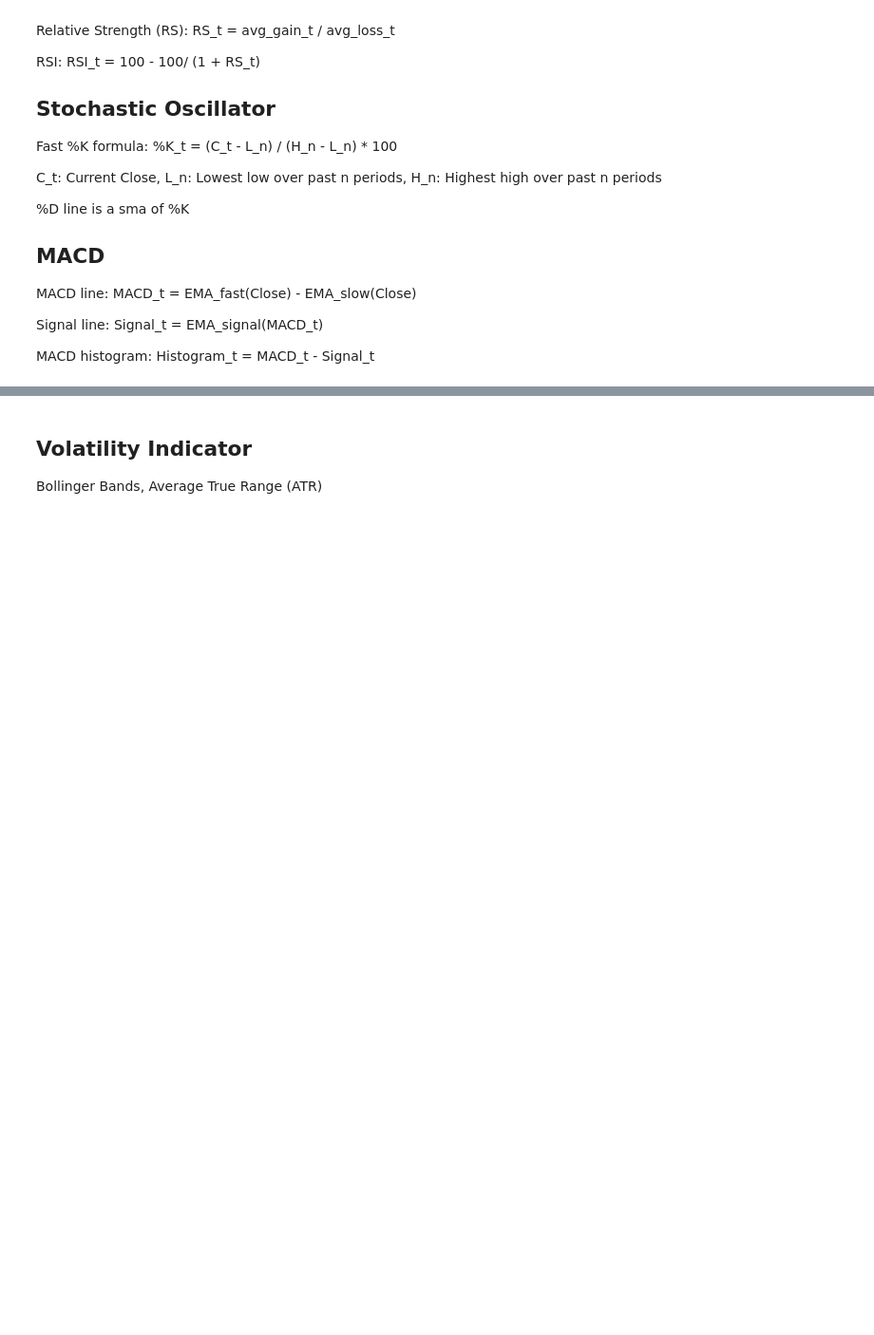
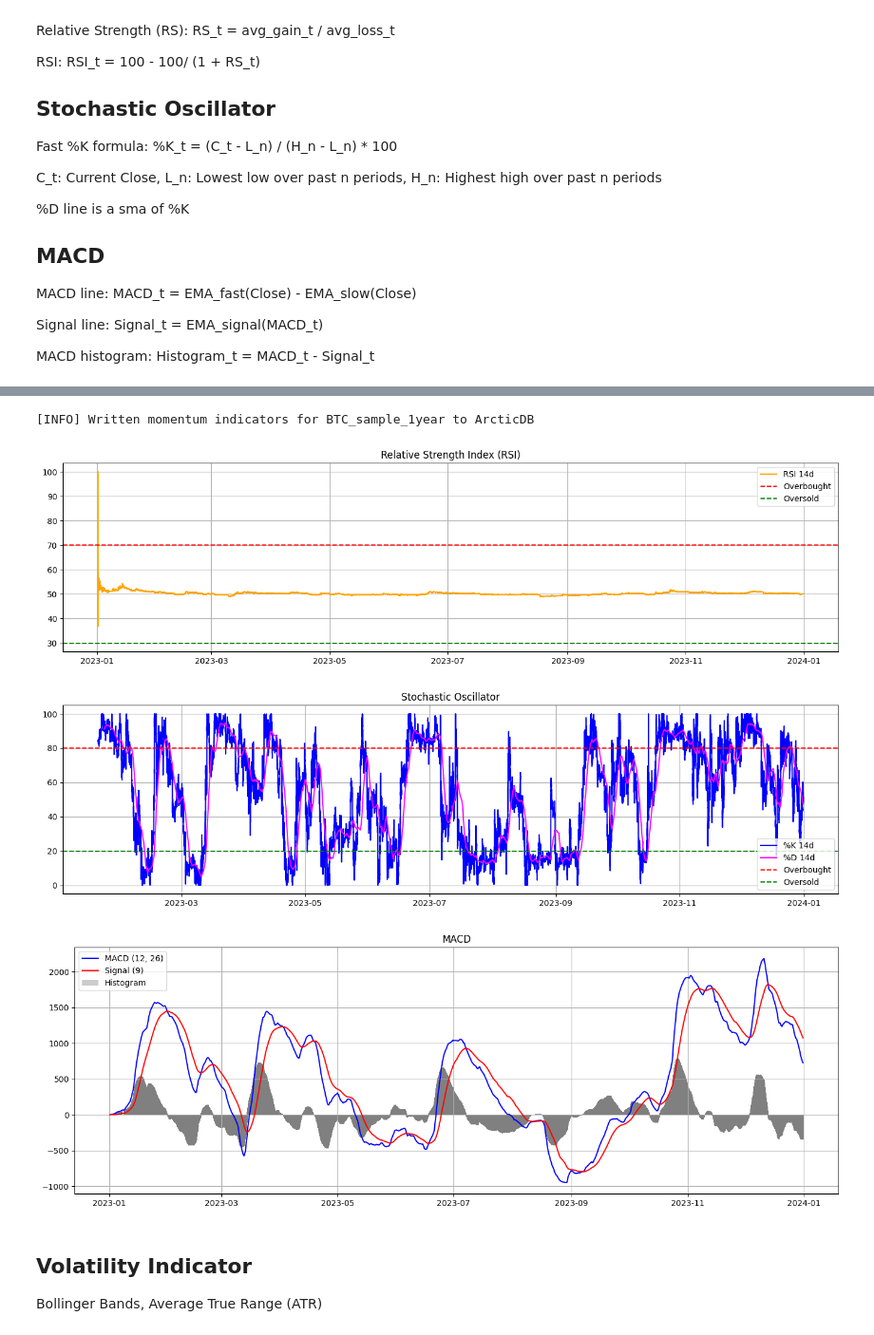
Before and after one commit to VegarGG/Crypto_Research, a Jupyter notebook: features/trend_indicator.ipynb, the cells around one changed output, grey strips where cells are left out. Shown at 95% size. Saved outputs shown, nothing was run; the diff lists cells and outputs as text; code cells hidden in the pictures; blank space fills up the shorter version.

```diff
--- a/features/trend_indicator.ipynb
+++ b/features/trend_indicator.ipynb
@@ -439,3 +455,15 @@ class MomentumIndicatorPipeline_math:
+# %%
+df_1y = pd.read_csv('/Users/zway/Desktop/BTC_Project/raw_datasets/BTCUSD_1m_2023.csv')
+
+df_1y['Timestamp'] = pd.to_datetime(df_1y['Timestamp'])
+df_1y.set_index('Timestamp', inplace=True)
+
+df_momentum_m = momentum_pipeline_m.run(df_1y, symbol='BTC_sample_1year')
+# %% [output]
+[INFO] Written momentum indicators for BTC_sample_1year to ArcticDB
+[figure, added]
+[figure, added]
+[figure, added]
 # %% [markdown]
 ## Volatility Indicator
 Bollinger Bands, Average True Range (ATR)
```
Also changed, not shown: parts of 2 cells of this notebook.
